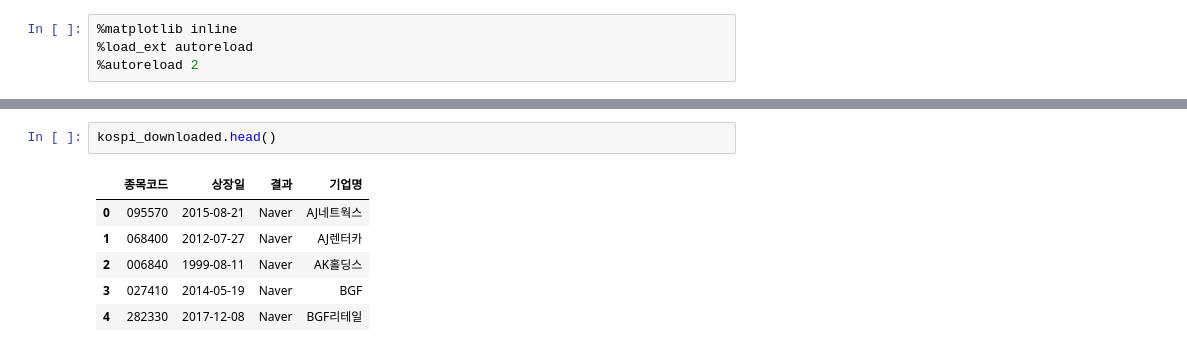
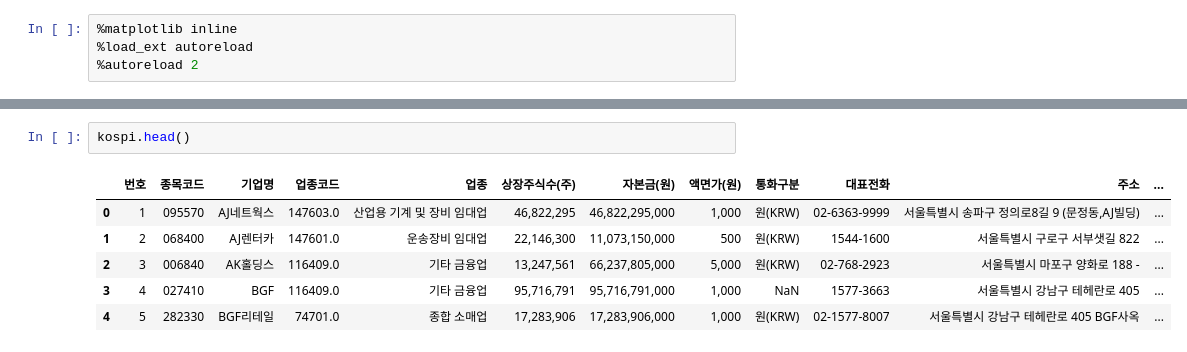
Before and after one commit to hyeon95y/Algorihtm_Trading_with_Chicken, a Jupyter notebook: eda.ipynb, the cells around one changed output, grey strips where cells are left out. Saved outputs shown, nothing was run; the diff lists cells and outputs as text.

```diff
--- a/eda.ipynb
+++ b/eda.ipynb
@@ -27,9 +73,9 @@ kospi[0:2]
 # %%
-kospi_downloaded.head()
+kospi.head()
 # %% [output]
-|  | 종목코드 | 상장일 | 결과 | 기업명 |
-| 0 | 095570 | 2015-08-21 | Naver | AJ네트웍스 |
-| 1 | 068400 | 2012-07-27 | Naver | AJ렌터카 |
-| 2 | 006840 | 1999-08-11 | Naver | AK홀딩스 |
-| 3 | 027410 | 2014-05-19 | Naver | BGF |
-| 4 | 282330 | 2017-12-08 | Naver | BGF리테일 |
+|  | 번호 | 종목코드 | 기업명 | 업종코드 | 업종 | 상장주식수(주) | 자본금(원) | 액면가(원) | 통화구분 | 대표전화 | 주소 | ... |
+| 0 | 1 | 095570 | AJ네트웍스 | 147603.0 | 산업용 기계 및 장비 임대업 | 46,822,295 | 46,822,295,000 | 1,000 | 원(KRW) | 02-6363-9999 | 서울특별시 송파구 정의로8길 9 (문정동,AJ빌딩) | ... |
+| 1 | 2 | 068400 | AJ렌터카 | 147601.0 | 운송장비 임대업 | 22,146,300 | 11,073,150,000 | 500 | 원(KRW) | 1544-1600 | 서울특별시 구로구 서부샛길 822 | ... |
+| 2 | 3 | 006840 | AK홀딩스 | 116409.0 | 기타 금융업 | 13,247,561 | 66,237,805,000 | 5,000 | 원(KRW) | 02-768-2923 | 서울특별시 마포구 양화로 188 - | ... |
+| 3 | 4 | 027410 | BGF | 116409.0 | 기타 금융업 | 95,716,791 | 95,716,791,000 | 1,000 | NaN | 1577-3663 | 서울특별시 강남구 테헤란로 405 | ... |
+| 4 | 5 | 282330 | BGF리테일 | 74701.0 | 종합 소매업 | 17,283,906 | 17,283,906,000 | 1,000 | 원(KRW) | 02-1577-8007 | 서울특별시 강남구 테헤란로 405 BGF사옥 | ... |
```
Also changed, not shown: parts of 19 cells of this notebook, 6 other files.
